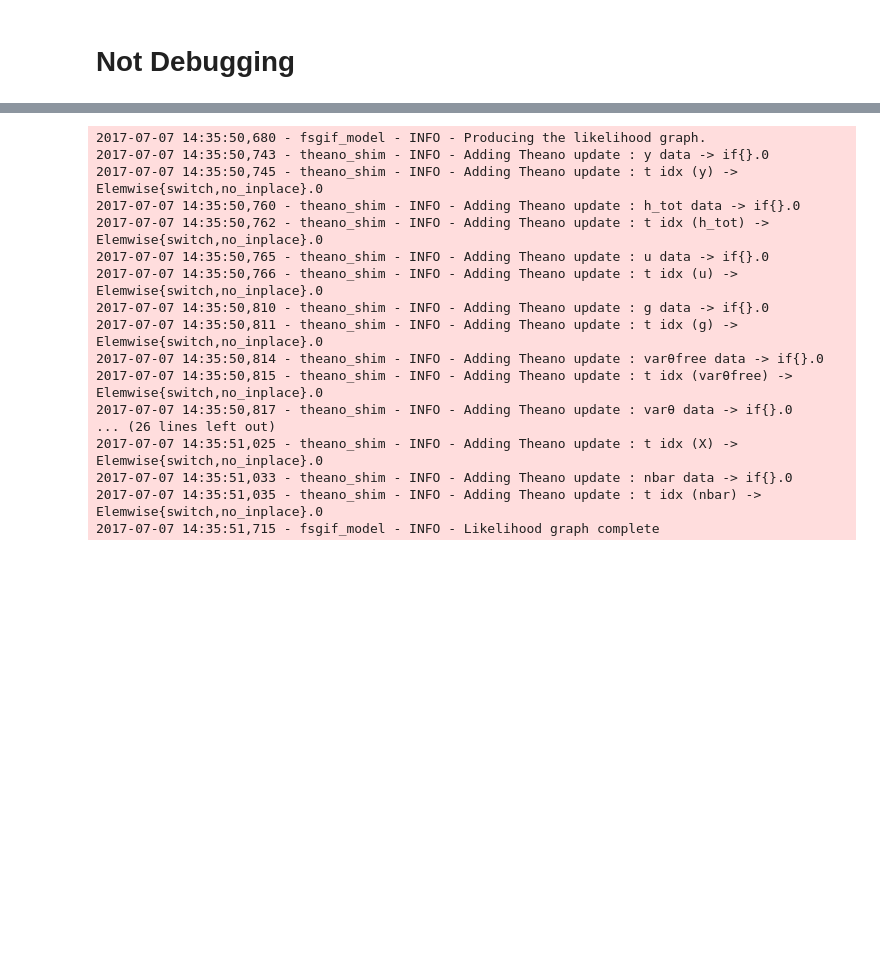
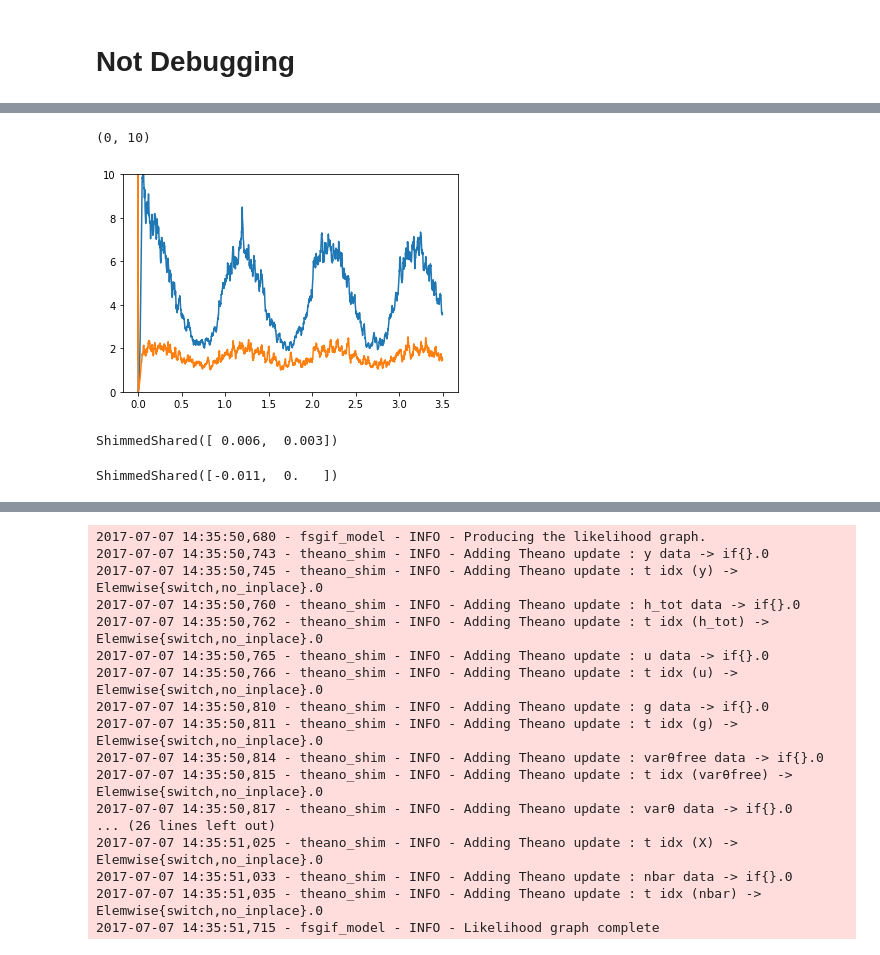
Before and after one commit to mackelab/mesoGIF, a Jupyter notebook: Finite-size GIF.ipynb, the cells around one changed output, grey strips where cells are left out. Cells and saved outputs as stored; diff of their text form; code cells hidden in the pictures; blank space fills up the shorter version.

```diff
--- a/Finite-size GIF.ipynb
+++ b/Finite-size GIF.ipynb
@@ -208,0 +231,10 @@ def logL_fnT(model):
+# %%
+anlz.plot(mfmodelT.nbar)
+plt.ylim((0,10))
+# %% [output]
+(0, 10)
+[figure, added]
+# %%
+mfmodel.nbar[0.004]
+# %% [output]
+ShimmedShared([ 0.006,  0.003])
@@ -208,0 +243,4 @@ def logL_fnT(model):
+# %%
+nbar[0.004]
+# %% [output]
+ShimmedShared([-0.011,  0.   ])
```
Also changed, not shown: parts of 49 cells of this notebook, 1 other file.
